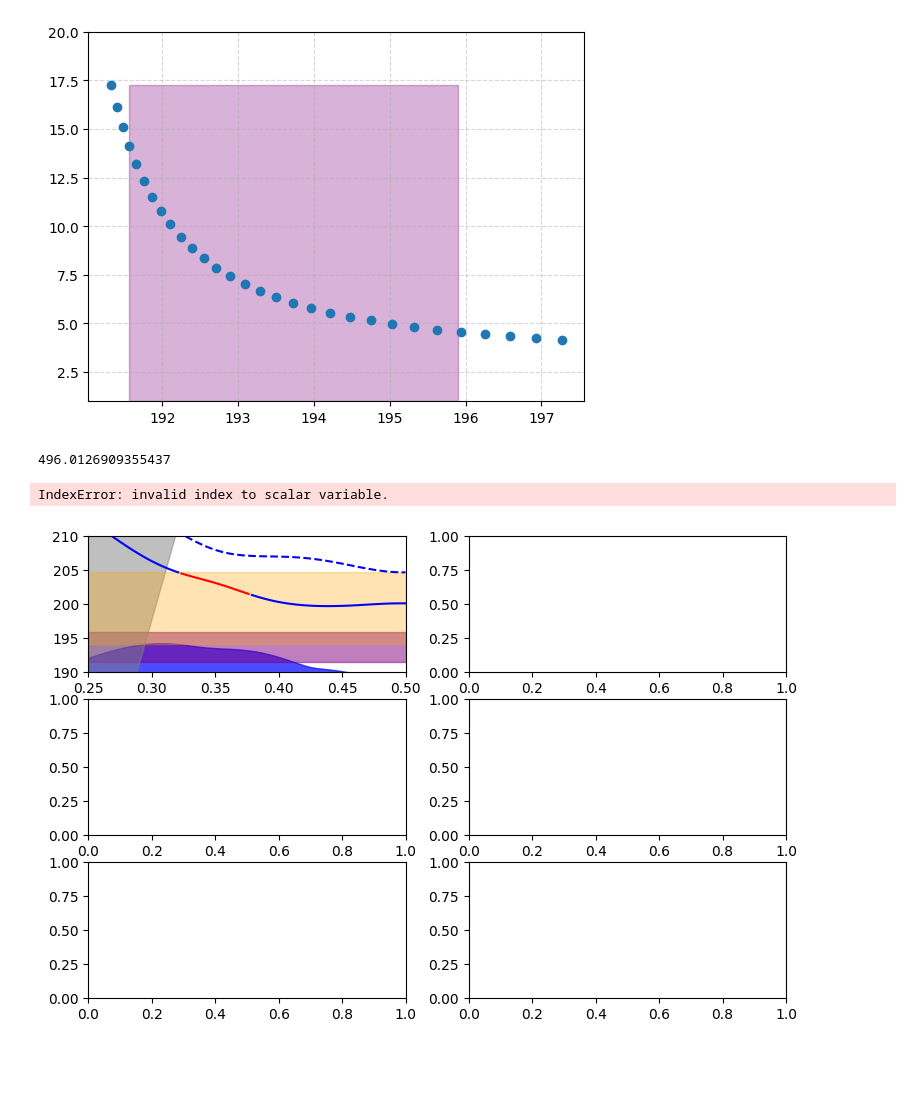
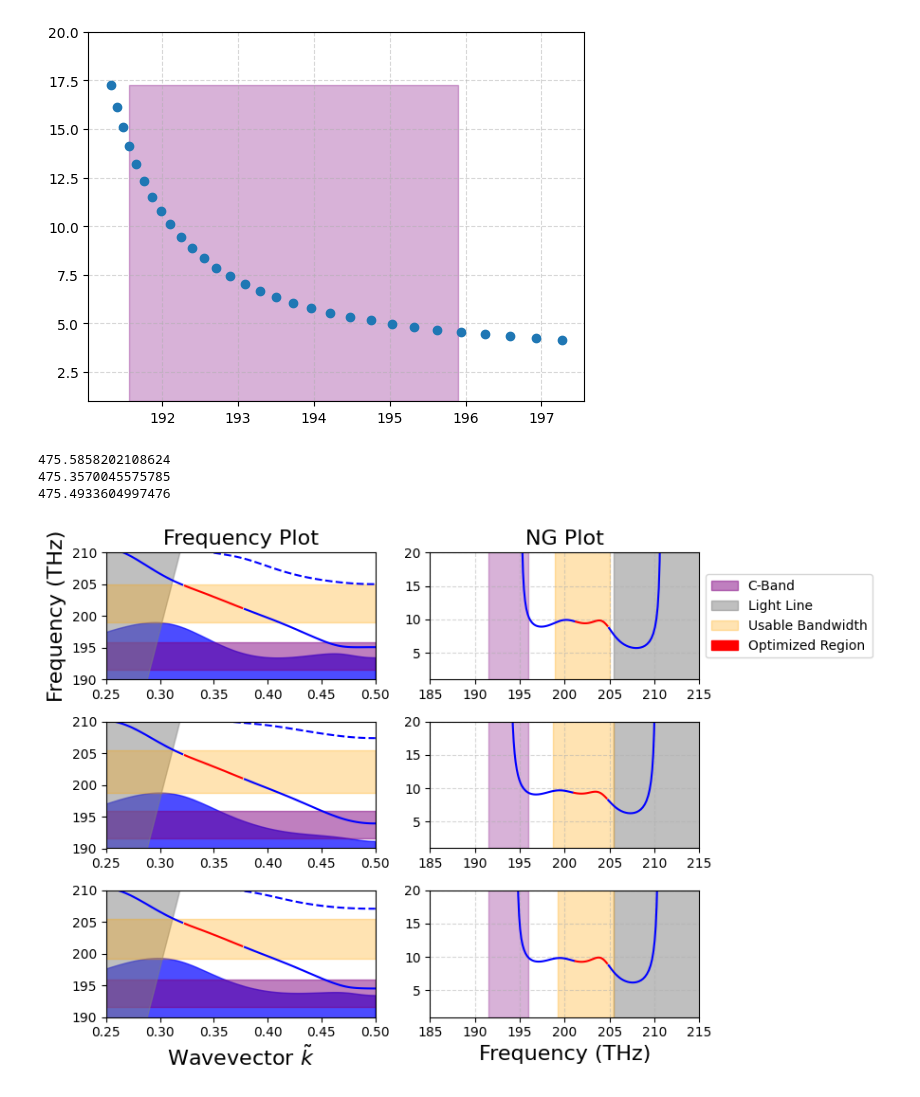
Before and after one commit to DominicJThompson/optGME, a Jupyter notebook: paper2/playground.ipynb, the cells around one changed output. Cells and saved outputs as stored; diff of their text form; code cells hidden in the pictures; blank space fills up the shorter version.

```diff
--- a/paper2/playground.ipynb
+++ b/paper2/playground.ipynb
@@ -93,12 +93,12 @@ fig, ax = plt.subplots(3,2,figsize=(9,6))
 ngs = np.array(ngs)
 
 startk = 29
-endk = 51
+endk = 58
 for i,gme in enumerate(gmes):
 
     #print out the conversion factor to center the c band at the start of the region
     s = gme.freqs[startk,14]*fconv/c_band_max
-    print((s**2)*455)
+    print(s*455)
 
     #find the index that the frequency hits the light line
     light_line_index = np.argmin(np.abs(gme.freqs[:,14]-ks/np.pi/2))
@@ -126,36 +126,37 @@ for i,gme in enumerate(gmes):
     # Plot the blue curve outside [startk, endk]
     ax[i,1].plot(gme.freqs[:startk,14]*fconv, ngs[i][:startk], color='b')
     ax[i,1].plot(gme.freqs[endk:,14]*fconv, ngs[i][endk:], color='b')
     # Plot the red curve within [startk, endk]
     ax[i,1].plot(gme.freqs[startk:endk,14]*fconv, ngs[i][startk:endk], color='r')
     ax[i,1].fill_between(np.linspace(c_band_min, c_band_max, len(ks)), np.ones(len(ks)), np.max(ngs), color='purple', alpha=0.3)
     ax[i,1].fill_between([gme.freqs[light_line_index,14]*fconv,220],[1,1],20,color='gray',alpha=0.5)
     ax[i,1].fill_between(np.linspace(bw_min, bw_max, len(ks)), np.ones(len(ks)), np.max(ngs), color='orange', alpha=0.3)
     ax[i,1].grid(True,linestyle='--',alpha=0.5)
     ax[i,1].set_ylim(1,20)
     ax[i,1].set_xlim(185, 215)
 
 #add labels and legends
 ax[0,0].set_ylabel('Frequency (THz)',fontsize=16)
 ax[2,1].set_xlabel('Frequency (THz)',fontsize=16)
 ax[0,0].set_title('Frequency Plot',fontsize=16)
 ax[0,1].set_title('NG Plot',fontsize=16)
 ax[2,0].set_xlabel('Wavevector $\\tilde k$',fontsize=16)
 # To set custom legend labels and colors, define proxy artists for the legend:
 legend_handles = [
     mpatches.Patch(color='purple', alpha=0.5, label='C-Band'),
     mpatches.Patch(color='gray', alpha=0.5, label='Light Line'),
     mpatches.Patch(color='orange', alpha=0.3, label='Usable Bandwidth'),
     mpatches.Patch(color='red', alpha=1, label='Optimized Region')
 ]
 ax[0,1].legend(handles=legend_handles, loc='center left', bbox_to_anchor=(1, 0.5))
 
 plt.tight_layout()
 plt.show()
 # %% [output]
-496.0126909355437
+475.5858202108624
+475.3570045575785
+475.4933604997476
-IndexError: invalid index to scalar variable.
-[figure, old version]
+[figure, new version]
 # %%
 phcs_corrected = []
 gmes_corrected = []
```
Also changed, not shown: parts of 8 cells of this notebook, 1 other file.
